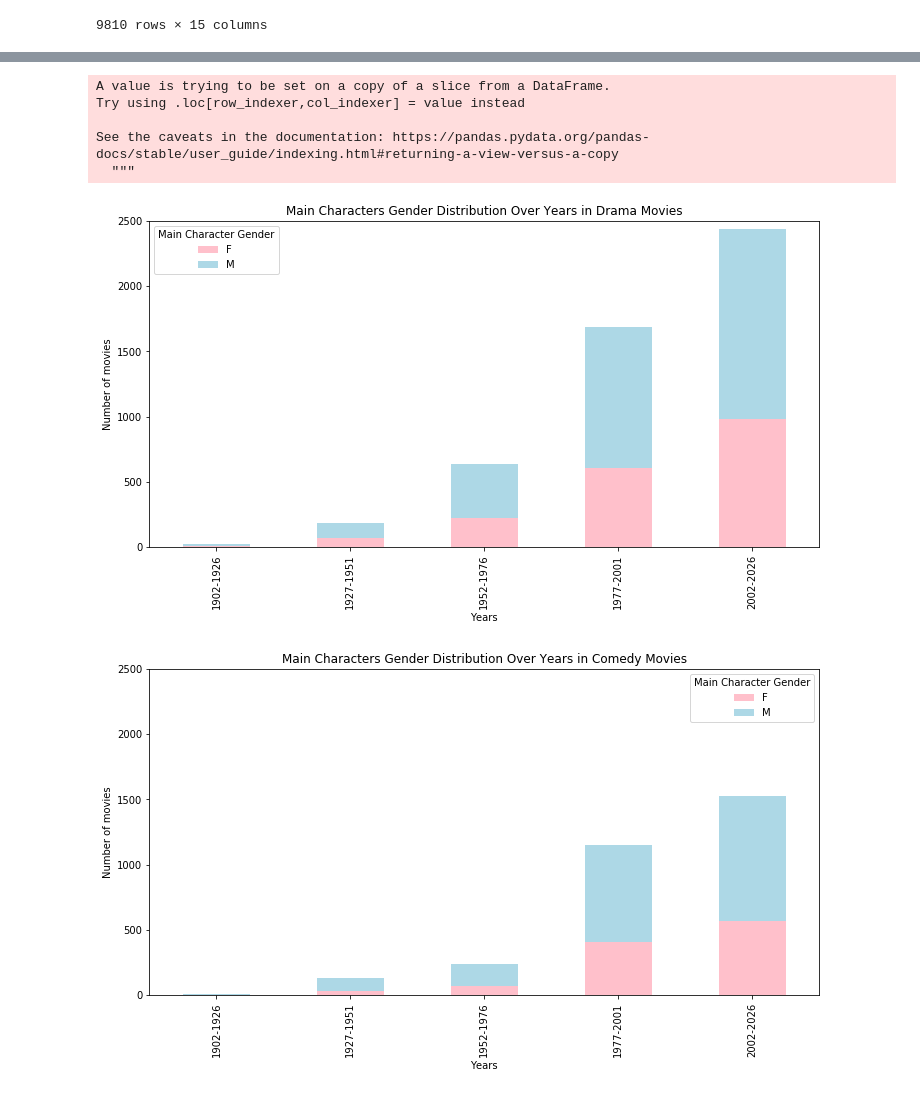
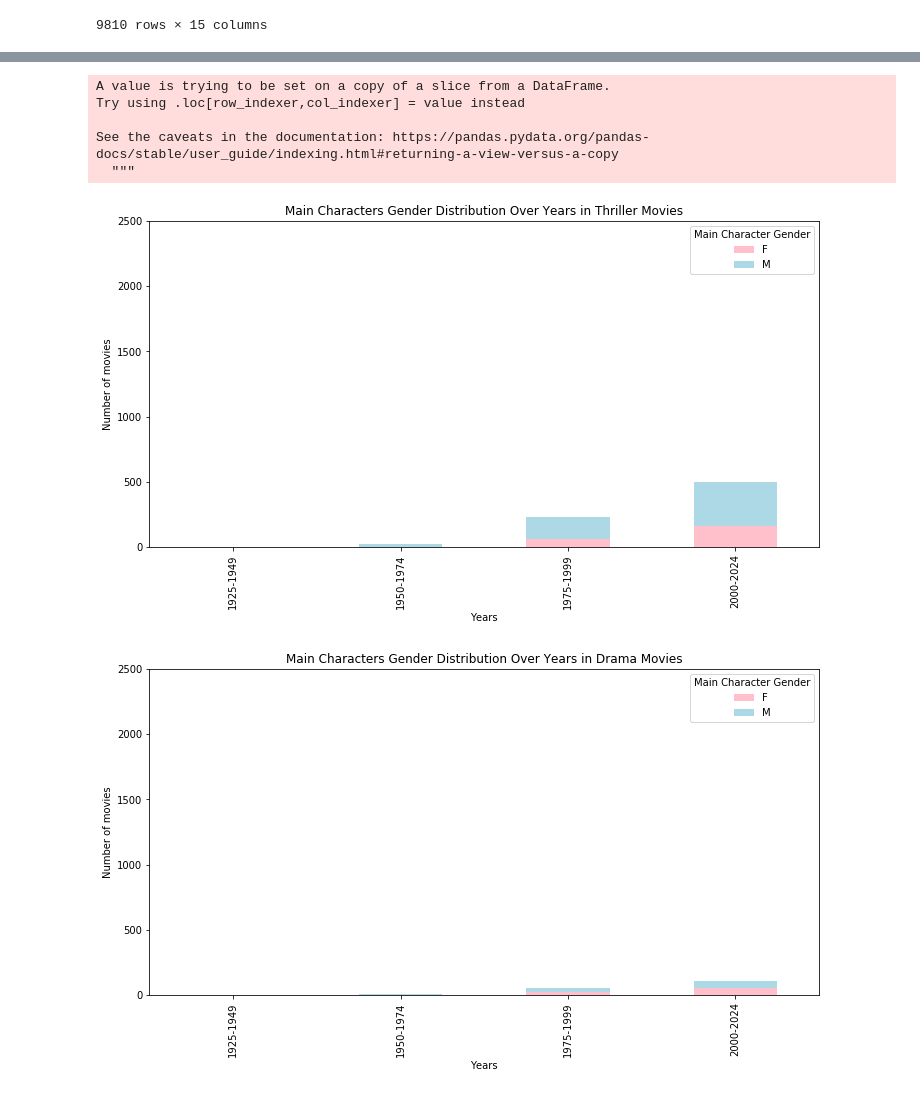
Before and after one commit to epfl-ada/ada-2023-project-badafixm01, a Jupyter notebook: Character and movie metadata analysis.ipynb, the cells around one changed output, grey strips where cells are left out. Cells and saved outputs as stored; diff of their text form; code cells hidden in the pictures.

```diff
--- a/Character and movie metadata analysis.ipynb
+++ b/Character and movie metadata analysis.ipynb
@@ -446,0 +472,33 @@ filtered_df_movie_gender
+# %%
+# Create bins for movie release years with a step of 25 years
+bins = range(int(df_movie_gender_genre['Movie release year'].min()), int(df_movie_gender_genre['Movie release year'].max()) + 26, 25)
+
+for genre in top_10_genres:
+    # Filter data for the current genre
+    genre_data = df_movie_gender_genre[df_movie_gender_genre['Movie genres'] == genre]
+
+    # Create a new column 'Release Year Bin' based on the bins
+    genre_data['Release Year Bin'] = pd.cut(genre_data['Movie release year'], bins)
+
+    # Group by 'Main Character Gender' and 'Release Year Bin', calculate mean box office revenue
+    grouped_data = genre_data.groupby(['Main Character Gender', 'Release Year Bin']).mean().reset_index()
+
+    # Convert 'Box office revenue' to millions
+    grouped_data['Movie box office revenue'] /= 1000000
+
+    # Create a figure with one subplot
+    plt.figure(figsize=(12, 8))
+
+    # Bar plot
+    sns.barplot(x='Release Year Bin', y='Movie box office revenue', hue='Main Character Gender', data=grouped_data, palette='Set2')
+    plt.title(f'Box Office Revenue for {genre} by Gender and Release Year Bins')
+    plt.xticks(rotation=45)  # Rotate x-axis labels for better visibility
+    plt.ylabel('Box Office Revenue (Millions)')
+
+    # Add percentage text on top of bars
+    for p in plt.gca().patches:
+        height = p.get_height() if not pd.isna(p.get_height()) else 0
+        plt.gca().text(p.get_x() + p.get_width() / 2, height + 0.05, f"{height:.2f}%", ha='center', va='bottom')
+
+    # Show the plot
+    plt.show()
@@ -447,5 +521,5 @@ filtered_df_movie_gender
 # %%
-grouped_df = filtered_df_movie_gender.groupby(['Movie genres', 'Movie release year', 'Main Character Gender']).size().unstack(fill_value=0)
+grouped_df = df_movie_gender_genre.groupby(['Movie genres', 'Movie release year', 'Main Character Gender']).size().unstack(fill_value=0)
 
 # Plot data for each of the top genres
 for genre in top_10_genres:
@@ -473,31 +547,31 @@ for genre in top_10_genres:
 # %%
 # Create year bins
-bins = range(int(filtered_df_movie_gender['Movie release year'].min()),
-             int(filtered_df_movie_gender['Movie release year'].max()) + 25, 25)
+bins = range(int(df_movie_gender_genre['Movie release year'].min()),
+             int(df_movie_gender_genre['Movie release year'].max()) + 25, 25)
 labels = [f'{i}-{i+24}' for i in bins[:-1]]
-filtered_df_movie_gender['Year Bin'] = pd.cut(filtered_df_movie_gender['Movie release year'], bins=bins, labels=labels, right=False)
+df_movie_gender_genre['Year Bin'] = pd.cut(df_movie_gender_genre['Movie release year'], bins=bins, labels=labels, right=False)
 
 # Group and aggregate data
-grouped_df = filtered_df_movie_gender.groupby(['Movie genres', 'Year Bin', 'Main Character Gender']).size().unstack(fill_value=0)
+grouped_df = df_movie_gender_genre.groupby(['Movie genres', 'Year Bin', 'Main Character Gender']).size().unstack(fill_value=0)
 
 # Define colors for each gender
 colors = {'F': 'pink', 'M': 'lightblue'}
 
 # Plot data for each of the top genres with custom colors
 for genre in top_10_genres:
     genre_data = grouped_df.loc[genre]
     genre_data.plot(kind='bar', stacked=True, color=[colors.get(x) for x in genre_data.columns], figsize=(12, 6))
     plt.title(f"Main Characters Gender Distribution Over Years in {genre} Movies")
     plt.xlabel('Years')
     plt.ylabel('Number of movies')
     plt.ylim((0, 2500))
     plt.legend(title='Main Character Gender')
     plt.show()
 # %% [output]
 A value is trying to be set on a copy of a slice from a DataFrame.
 Try using .loc[row_indexer,col_indexer] = value instead
 
 See the caveats in the documentation: https://pandas.pydata.org/pandas-docs/stable/user_guide/indexing.html#returning-a-view-versus-a-copy
   """
-[figure, old version]
+[figure, new version]
-[figure, old version]
+[figure, new version]
```
Also changed, not shown: parts of 16 cells of this notebook, 1 other file.
